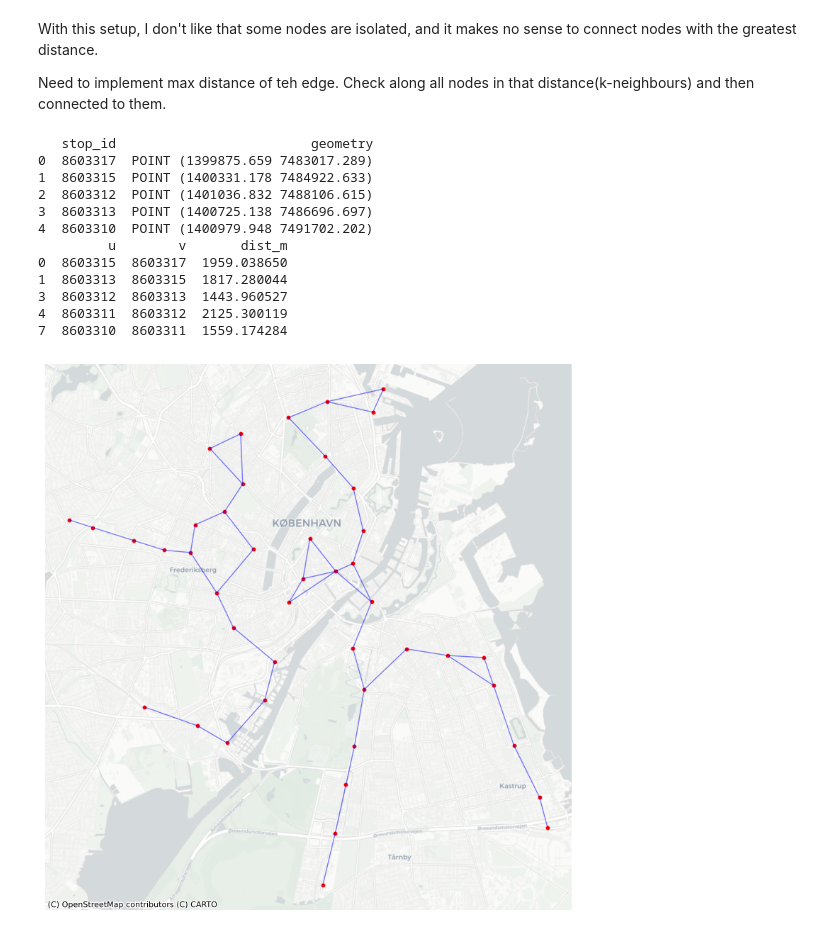
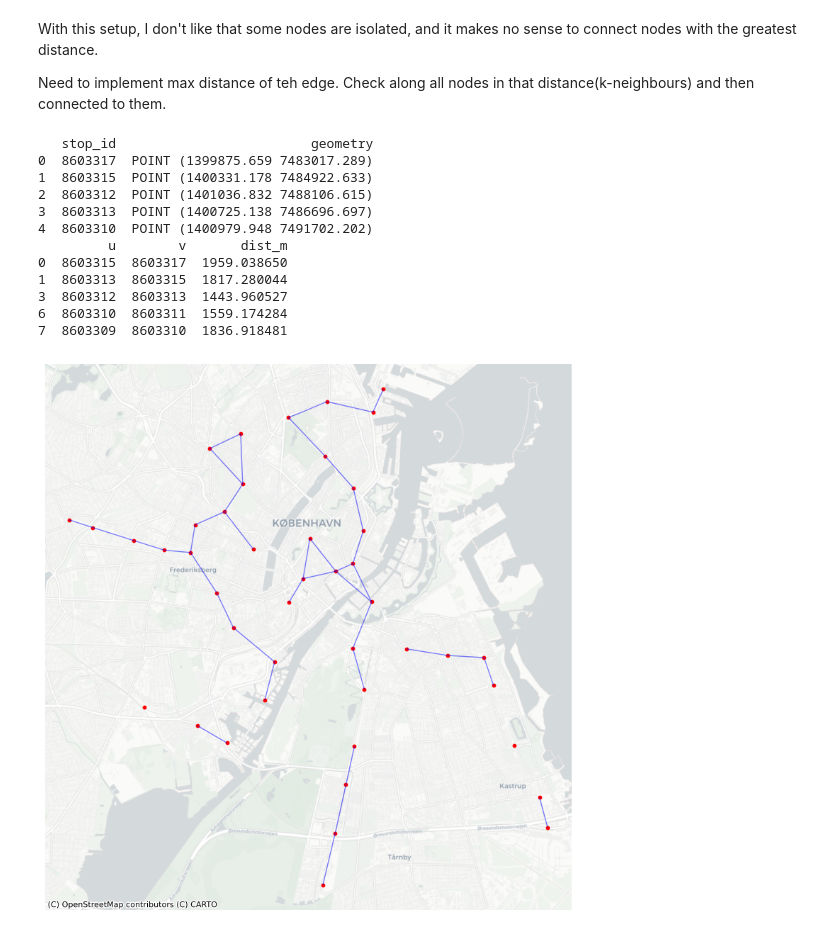
Before and after one commit to jevgbur/Genetic-algorithms-metro-optimization, a Jupyter notebook: basic_genetic/basic_genetic_Jev.ipynb, the cells around one changed output. Drawn from its saved outputs; the diff is of its cells as text; code cells hidden in the pictures.

```diff
--- a/basic_genetic/basic_genetic_Jev.ipynb
+++ b/basic_genetic/basic_genetic_Jev.ipynb
@@ -196,7 +196,7 @@ def knn_edges_projected(gdf, id_col="stop_id", k=3, max_dist=None):
 
     return pd.DataFrame(edges, columns=["u", "v", "dist_m"]).drop_duplicates()
 
-edges = knn_edges_projected(gdf_stops_3857, id_col="stop_id", k=2, max_dist=2400)
+edges = knn_edges_projected(gdf_stops_3857, id_col="stop_id", k=2, max_dist=2000)
 print(edges.head())
 # %% [output]
    stop_id                         geometry
@@ -209,32 +209,30 @@ print(edges.head())
 0  8603315  8603317  1959.038650
 1  8603313  8603315  1817.280044
 3  8603312  8603313  1443.960527
-4  8603311  8603312  2125.300119
-7  8603310  8603311  1559.174284
+6  8603310  8603311  1559.174284
+7  8603309  8603310  1836.918481
 # %%
 # 2) build LineString geometry for each edge
 def make_line(row):
     p1 = stops.loc[row["u"], "geometry"]
     p2 = stops.loc[row["v"], "geometry"]
     return LineString([p1, p2])
 
 edges_gdf = gpd.GeoDataFrame(
     edges.copy(),
     geometry=edges.apply(make_line, axis=1),
     crs=gdf_stops_3857.crs
 )
 
-edges_gdf.head()
-
 fig, ax = plt.subplots(1, 1, figsize=(10, 10))
 
 edges_gdf.plot(ax=ax, color="blue", alpha=0.5, linewidth=1)
 gdf_stops_3857.plot(ax=ax, color="red", markersize=10)
 
 cx.add_basemap(ax, source=cx.providers.CartoDB.Positron, crs=gdf_stops_3857.crs)
 
 ax.set_axis_off()
 ax.set_aspect("equal")
 plt.show()
 # %% [output]
-[figure, old version]
+[figure, new version]
```
Also changed, not shown: parts of 2 cells of this notebook.
